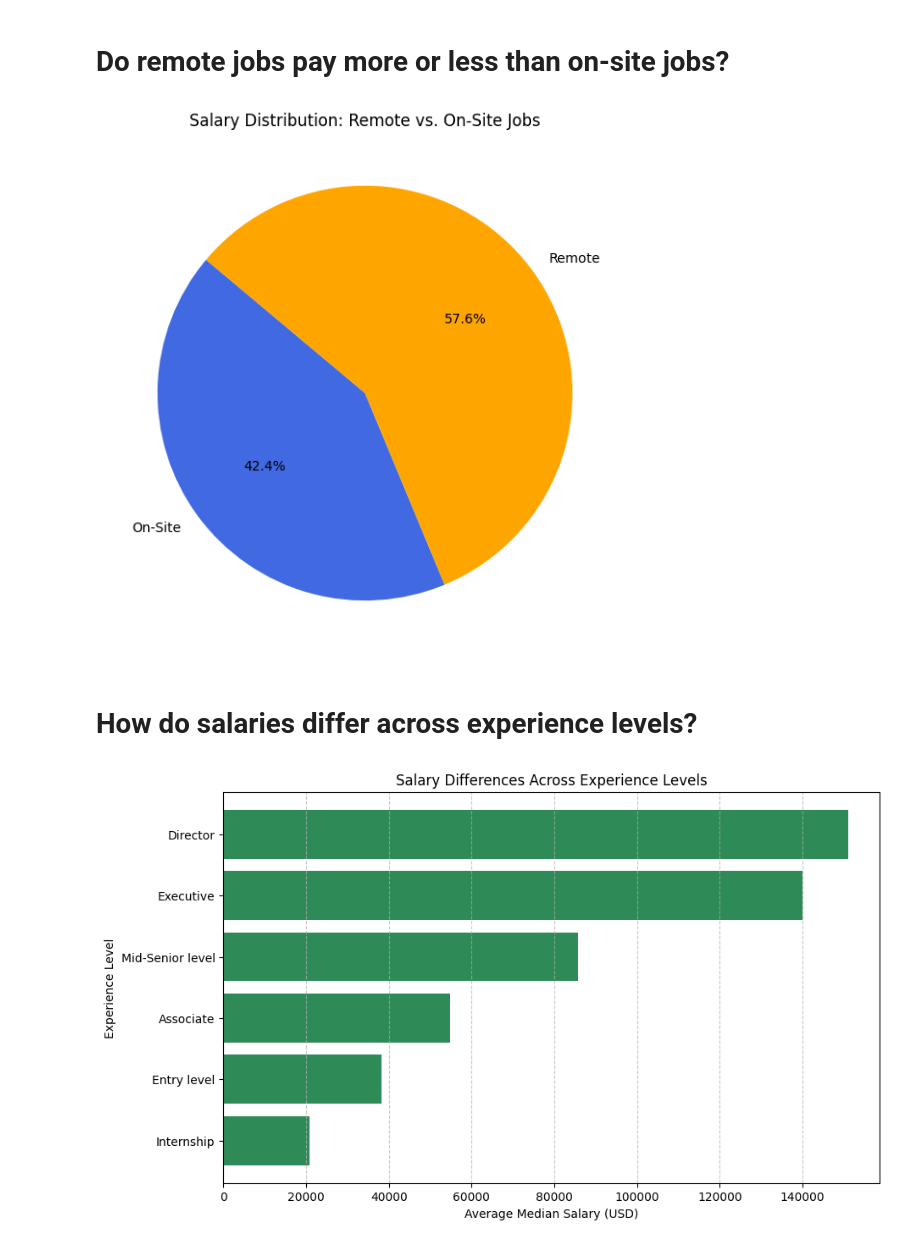
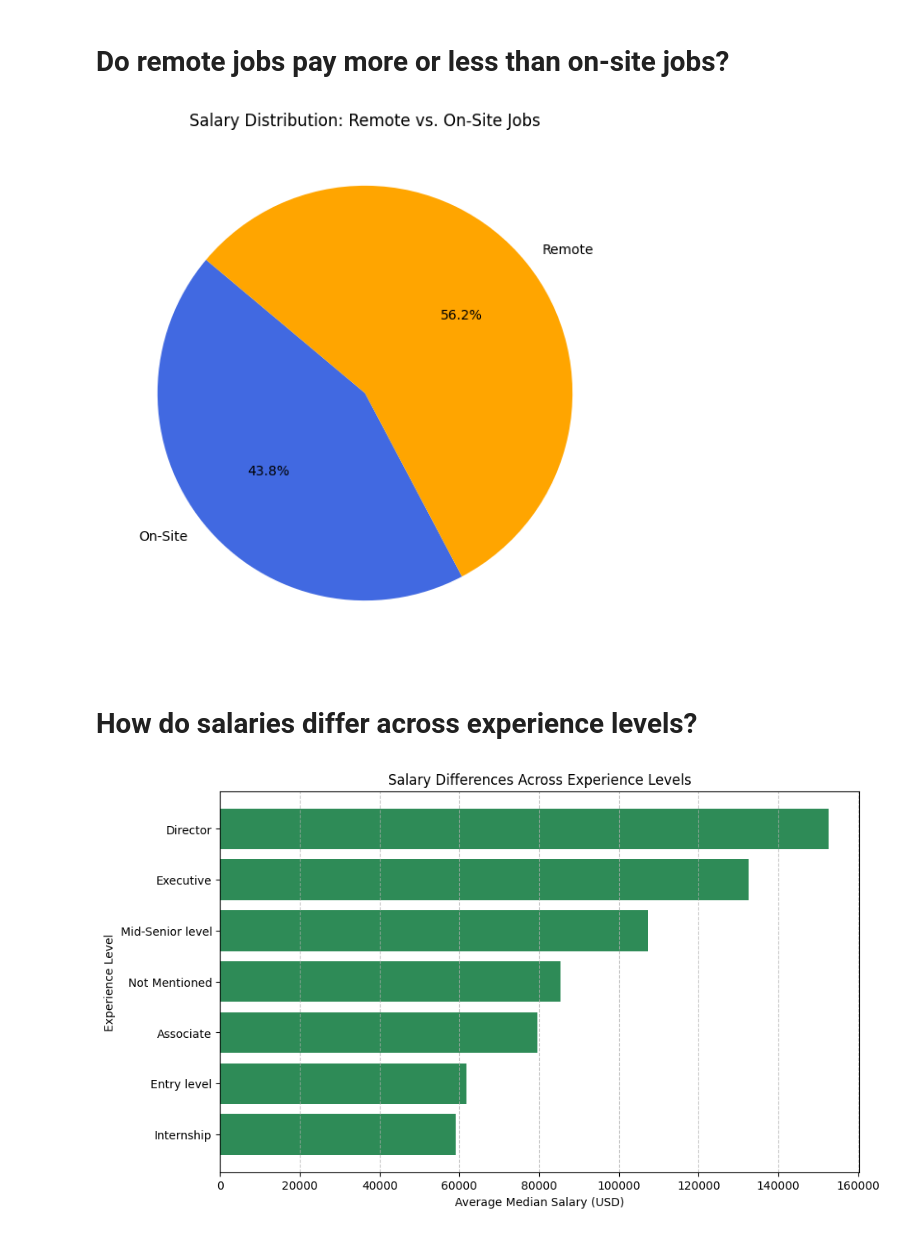
Before and after one commit to GiovanniL30/Data-Analysis, a Jupyter notebook: salaray_analysis.ipynb, the cells around one changed output. Cells and saved outputs as stored; diff of their text form; code cells hidden in the pictures.

```diff
--- a/salaray_analysis.ipynb
+++ b/salaray_analysis.ipynb
@@ -33,7 +11,7 @@ plt.show()
 df["job_type"] = df["remote_allowed"].apply(lambda x: "Remote" if x == 1 else "On-Site")
 
 # Compute average median salary for Remote vs. On-Site jobs
-salary_comparison = df.groupby("job_type")["med_salary"].mean()
+salary_comparison = df.groupby("job_type")["yearly_med_salary"].mean()
 
 # Plot pie chart
 plt.figure(figsize=(7, 7))
@@ -46,26 +24,26 @@ plt.title("Salary Distribution: Remote vs. On-Site Jobs")
 
 plt.show()
 # %% [output]
-[figure, old version]
+[figure, new version]
 # %% [markdown]
 # How do salaries differ across experience levels?
 # %%
 # Group by experience level and calculate the average median salary
-experience_salary = df.groupby("formatted_experience_level")["med_salary"].mean().reset_index()
+experience_salary = df.groupby("formatted_experience_level")["yearly_med_salary"].mean().reset_index()
 
 # Sort experience levels for better visualization
-experience_salary = experience_salary.sort_values(by="med_salary", ascending=False)
+experience_salary = experience_salary.sort_values(by="yearly_med_salary", ascending=False)
 
 # Plot salary distribution by experience level
 plt.figure(figsize=(10, 6))
-plt.barh(experience_salary["formatted_experience_level"], experience_salary["med_salary"], color="seagreen")
+plt.barh(experience_salary["formatted_experience_level"], experience_salary["yearly_med_salary"], color="seagreen")
 plt.xlabel("Average Median Salary (USD)")
 plt.ylabel("Experience Level")
 plt.title("Salary Differences Across Experience Levels")
 plt.gca().invert_yaxis()
 plt.grid(axis='x', linestyle='--', alpha=0.7)
 
 # Show the plot
 plt.show()
 # %% [output]
-[figure, old version]
+[figure, new version]
```
Also changed, not shown: parts of 3 cells of this notebook, 4 other files.
